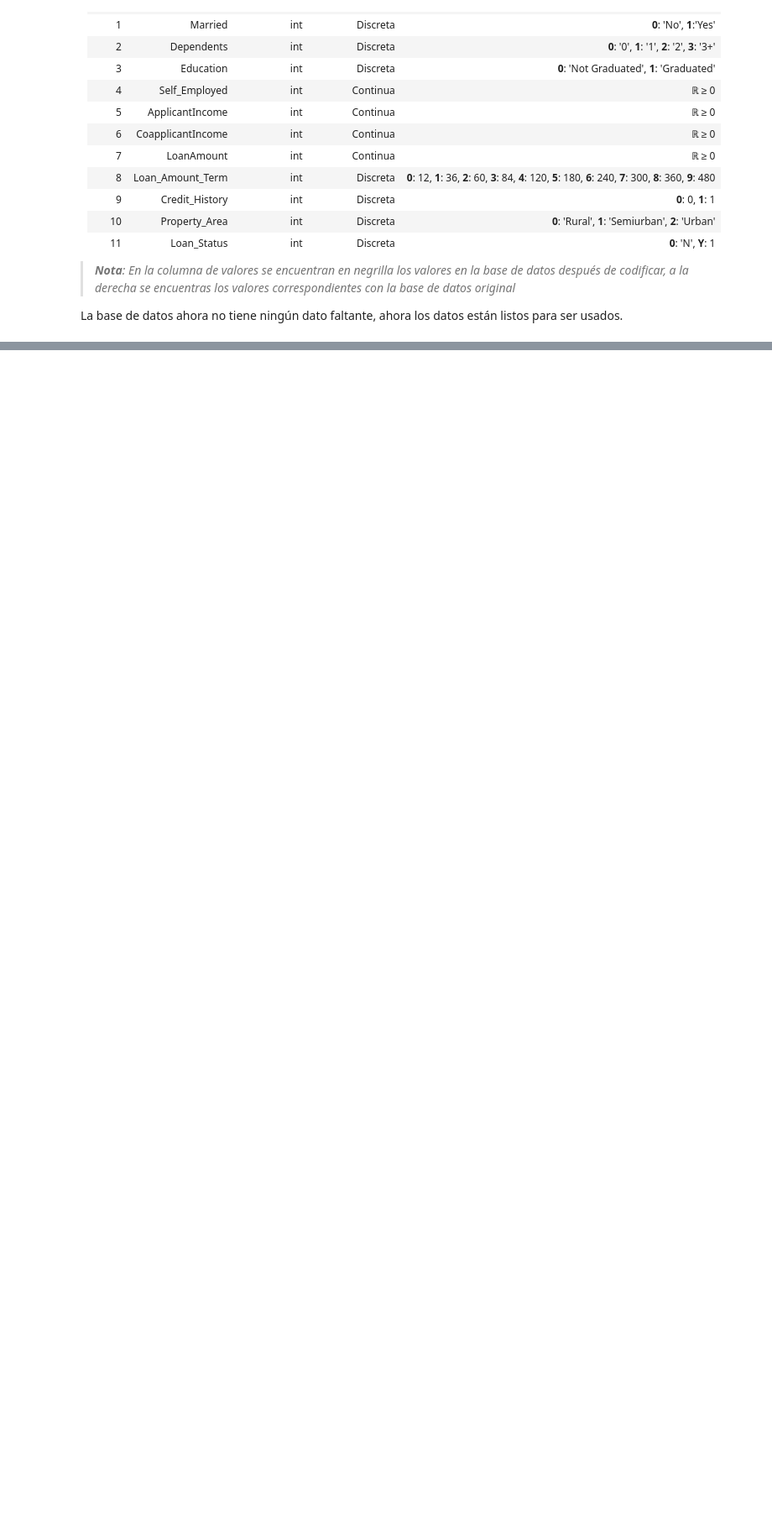
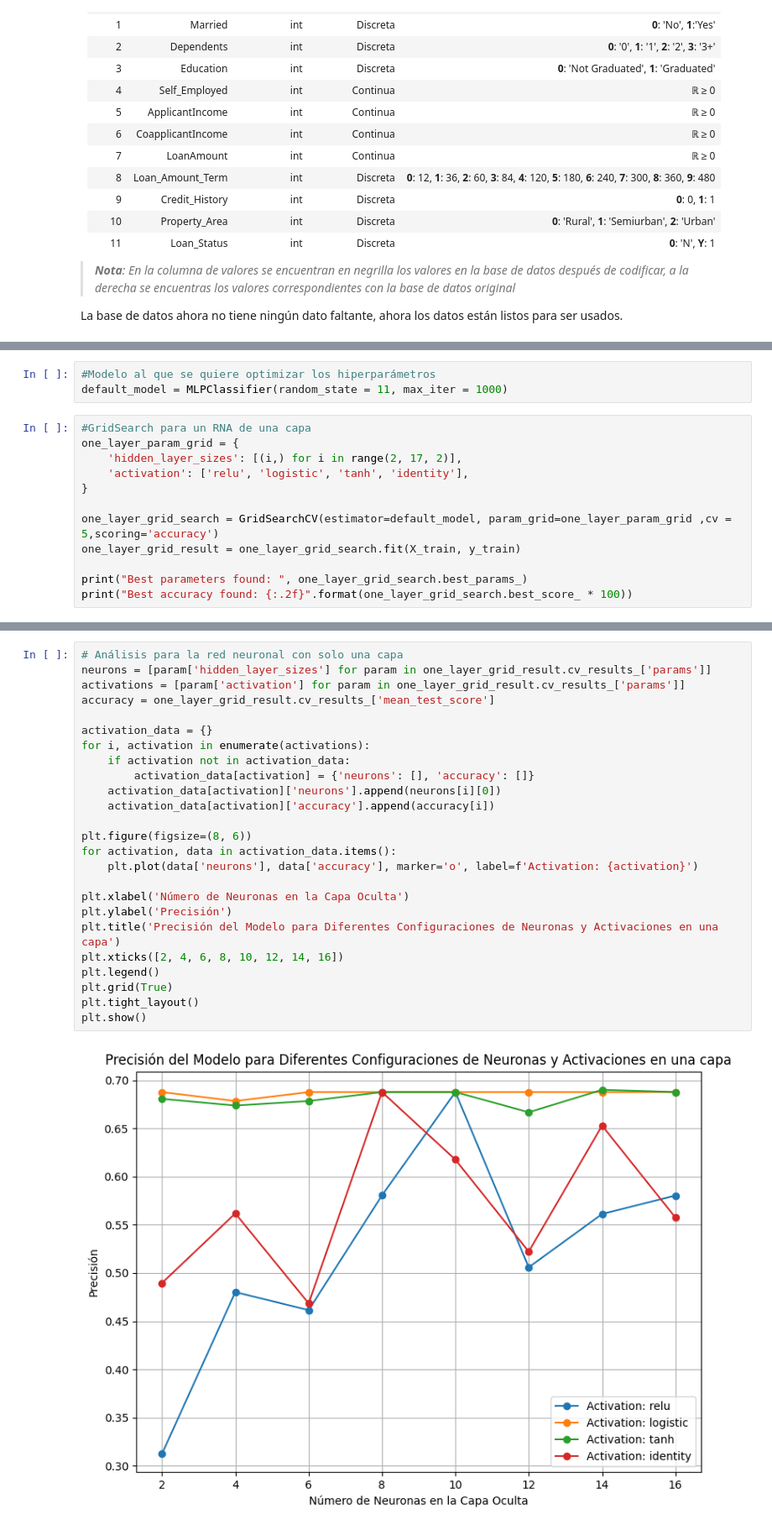
Before and after one commit to DavidUpegui/Home_Loan_approval_ML, a Jupyter notebook: Evaluación_inteligente_de_créditos_hipotecarios.ipynb, the cells around one changed output, grey strips where cells are left out. Shown at 84% size. Saved outputs shown, nothing was run; the diff lists cells and outputs as text; blank space fills up the shorter version.

```diff
--- a/Evaluación_inteligente_de_créditos_hipotecarios.ipynb
+++ b/Evaluación_inteligente_de_créditos_hipotecarios.ipynb
@@ -140,0 +474,15 @@ raw_data.to_csv(path + 'data.csv', index=False);
+# %%
+#Modelo al que se quiere optimizar los hiperparámetros
+default_model = MLPClassifier(random_state = 11, max_iter = 1000)
+# %%
+#GridSearch para un RNA de una capa
+one_layer_param_grid = {
+    'hidden_layer_sizes': [(i,) for i in range(2, 17, 2)],
+    'activation': ['relu', 'logistic', 'tanh', 'identity'],
+}
+
+one_layer_grid_search = GridSearchCV(estimator=default_model, param_grid=one_layer_param_grid ,cv = 5,scoring='accuracy')
+one_layer_grid_result = one_layer_grid_search.fit(X_train, y_train)
+
+print("Best parameters found: ", one_layer_grid_search.best_params_)
+print("Best accuracy found: {:.2f}".format(one_layer_grid_search.best_score_ * 100))
@@ -140,0 +507,27 @@ raw_data.to_csv(path + 'data.csv', index=False);
+# %%
+# Análisis para la red neuronal con solo una capa
+neurons = [param['hidden_layer_sizes'] for param in one_layer_grid_result.cv_results_['params']]
+activations = [param['activation'] for param in one_layer_grid_result.cv_results_['params']]
+accuracy = one_layer_grid_result.cv_results_['mean_test_score']
+
+activation_data = {}
+for i, activation in enumerate(activations):
+    if activation not in activation_data:
+        activation_data[activation] = {'neurons': [], 'accuracy': []}
+    activation_data[activation]['neurons'].append(neurons[i][0])
+    activation_data[activation]['accuracy'].append(accuracy[i])
+
+plt.figure(figsize=(8, 6))
+for activation, data in activation_data.items():
+    plt.plot(data['neurons'], data['accuracy'], marker='o', label=f'Activation: {activation}')
+
+plt.xlabel('Número de Neuronas en la Capa Oculta')
+plt.ylabel('Precisión')
+plt.title('Precisión del Modelo para Diferentes Configuraciones de Neuronas y Activaciones en una capa')
+plt.xticks([2, 4, 6, 8, 10, 12, 14, 16])
+plt.legend()
+plt.grid(True)
+plt.tight_layout()
+plt.show()
+# %% [output]
+[figure, added]
```
Also changed, not shown: parts of 59 cells of this notebook.
